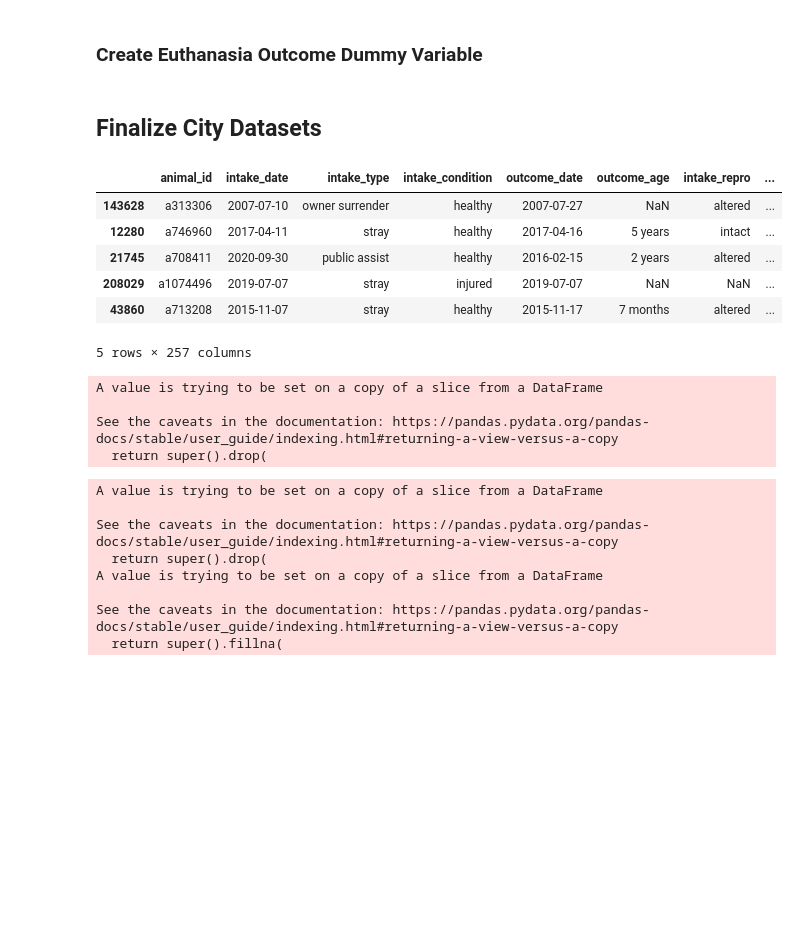
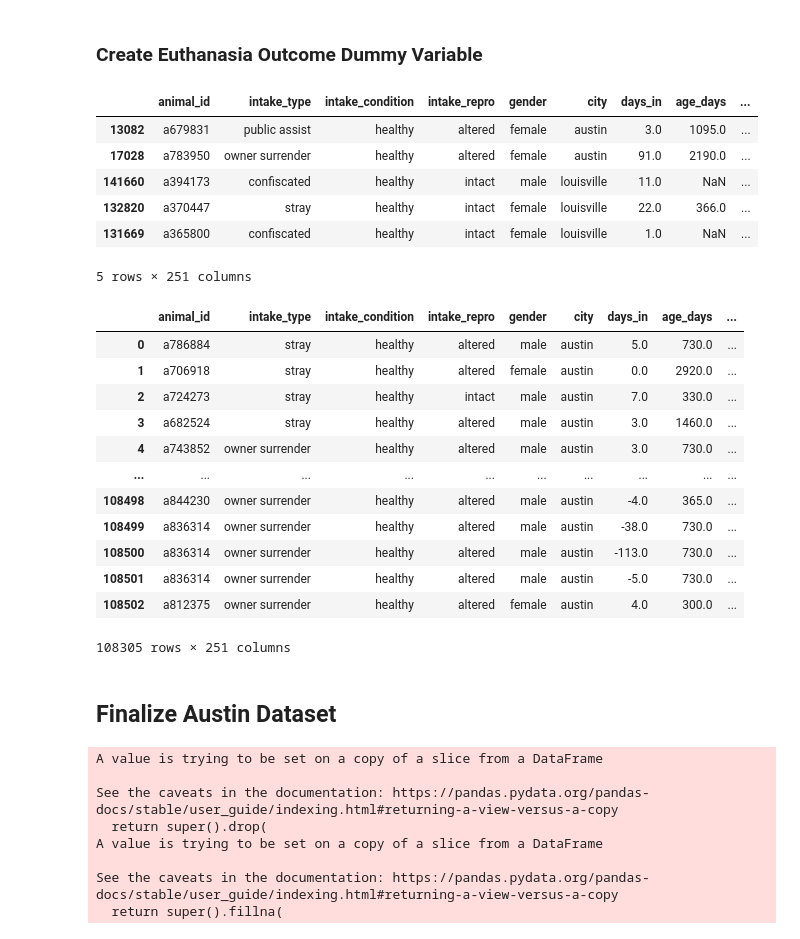
Before and after one commit to phil-cork/animal-services, a Jupyter notebook: Data_Wrangling.ipynb, the cells around one changed output. Cells and saved outputs as stored; diff of their text form; code cells hidden in the pictures; blank space fills up the shorter version.

Commit message:
Updated Data_Wrangling

```diff
--- a/Data_Wrangling.ipynb
+++ b/Data_Wrangling.ipynb
@@ -651,5 +646,7 @@ Name: intake_subtype, dtype: int64
 # %%
 all = all[all.intake_condition != 'dead']
 all = all[all.intake_subtype != 'doa']
+all = all[all.intake_subtype != 'dead']
+
 all.shape
 # %% [output]
@@ -781,7 +778,13 @@ all['breed'].replace({
     'pit bull mix':'pitbull',
     'lakeland terr':'lakeland terrier',
     'neapolitan mast':'neapolitan mastiff',
-    'parson russ ter':'parson russel terrier'
+    'parson russ ter':'parson russel terrier',
+    'patterdale terr':'patterdale terrier',
+    'redbone hound':'redbone coonhound',
+    'welsh corgi pem':'welsh corgi pembroke',
+    'welsh spr span':'welsh springer spaniel',
+    'wh pt griffon':'wirehaired pointing griffon',
+    'yorkshire terr':'yorkshire terrier'
 }, inplace=True)
 
 # replace nonsensical consequencial errors that occur due to the above changes
@@ -791,7 +794,11 @@ all['breed'].replace({'retrieveriever':'retriever',
                       'bay bay':'bay',
                       'chesapeake baypeake bay retriever':'chesapeake bay retriever',
                       'doberman pinscherer':'doberman pinscher',
-                      'st\.':'st'
+                      'st\.':'st',
+                      'spanielieliel':'spaniel',
+                      ' \(jack\)':'',
+                      'russ ter /':'russell terrier',
+                      'shetld sheepdog':'shetland sheepdog'
                      }, inplace=True, regex=True)
 # %%
 # create comphrehensive list of breeds to turn into dummy variables
@@ -813,8 +820,8 @@ breeds = ['affenpinscher', 'afghan hound', 'airedale terrier', 'akbash', 'akita'
           'briard', 'brittany', 'brussels griffon', 'bull terrier',
           'bull terrier miniature', 'bulldog', 'bullmastiff', 'cairn terrier',
           'canaan dog', 'cane corso', 'cardigan welsh corgi', 'carolina dog',
-          'catahoula', 'cavalier king charles spaniel', 'chesapeake bay retriever', 'chihuahua longhair',
-          'chihuahua shorthair', 'chinese crested', 'chinese sharpei', 'chow chow',
+          'catahoula', 'cavalier king charles spaniel', 'chesapeake bay retriever', 'chihuahua',
+          'chinese crested', 'chinese sharpei', 'chow chow',
           'clumber spaniel', 'cocker spaniel', 'collie rough', 'collie smooth',
           'coonhound', 'coton de tulear', 'dachshund',
           'dalmatian', 'dandie dinmont', 'doberman pinscher', 'dogo argentino', 'dogue de bordeaux',
@@ -1104,5 +1090,7 @@ return                  3553
 other                    523
 Name: intake_type, dtype: int64
+# %%
+all = all[all.intake_type != 'euthanasia request']
 # %% [markdown]
 ### Consolidate Gender & Reproductive Status
 # %%
@@ -1192,25 +1180,24 @@ all.outcome_type.value_counts()
 
 #
 all['euthanasia'] = 1*(all['outcome_type'] == 'euthanasia')
-# %% [markdown]
-## Finalize City Datasets
 # %%
 # set final variables as categorical
 for col in ['intake_type', 'intake_condition', 'outcome_type',
             'intake_repro','gender','outcome_repro',
             'city', 'intake_subtype', 'outcome_condition']:
     all[col] = all[col].astype('category')
 
 
 # drop variables used for subsetting and creating other variables
-all.drop(['breed','color', 'outcome_type'], inplace=True, axis=1)
+all.drop(['breed','color', 'outcome_type', 'intake_date', 'outcome_date', 'outcome_age',
+       'outcome_repro'], inplace=True, axis=1)
 
 all.sample(5)
 # %% [output]
-|  | animal_id | intake_date | intake_type | intake_condition | outcome_date | outcome_age | intake_repro | ... |
-| 143628 | a313306 | 2007-07-10 | owner surrender | healthy | 2007-07-27 | NaN | altered | ... |
-| 12280 | a746960 | 2017-04-11 | stray | healthy | 2017-04-16 | 5 years | intact | ... |
-| 21745 | a708411 | 2020-09-30 | public assist | healthy | 2016-02-15 | 2 years | altered | ... |
-| 208029 | a1074496 | 2019-07-07 | stray | injured | 2019-07-07 | NaN | NaN | ... |
-| 43860 | a713208 | 2015-11-07 | stray | healthy | 2015-11-17 | 7 months | altered | ... |
+|  | animal_id | intake_type | intake_condition | intake_repro | gender | city | days_in | age_days | ... |
+| 13082 | a679831 | public assist | healthy | altered | female | austin | 3.0 | 1095.0 | ... |
+| 17028 | a783950 | owner surrender | healthy | altered | female | austin | 91.0 | 2190.0 | ... |
+| 141660 | a394173 | confiscated | healthy | intact | male | louisville | 11.0 | NaN | ... |
+| 132820 | a370447 | stray | healthy | intact | female | louisville | 22.0 | 366.0 | ... |
+| 131669 | a365800 | confiscated | healthy | intact | female | louisville | 1.0 | NaN | ... |
-5 rows × 257 columns
+5 rows × 251 columns
@@ -1221,14 +1210,3 @@ all.drop(['primary_color','primary_breed'], inplace=True, axis=1)
 austin = all[all['city'] == 'austin']
 louisville = all[all['city'] == 'louisville']
 dallas = all[all['city'] == 'dallas']
-# %%
-# drop columns not present in each respective city
-dallas.drop(['outcome_age', 'intake_repro', 'gender', 'outcome_repro', 'age_days',
-            'black','blue','brindle','brown','buff','chocolate',
-            'cream','fawn','gray','merle','red',
-            'sable','tan','tick','tricolor','white','yellow'], inplace=True, axis=1)
-# %% [output]
-A value is trying to be set on a copy of a slice from a DataFrame
-
-See the caveats in the documentation: https://pandas.pydata.org/pandas-docs/stable/user_guide/indexing.html#returning-a-view-versus-a-copy
-  return super().drop(
@@ -1237 +1213,19 @@ louisville.drop(['outcome_age'], inplace=True, axis=1)
+# %%
+austin
+# %% [output]
+|  | animal_id | intake_type | intake_condition | intake_repro | gender | city | days_in | age_days | ... |
+| 0 | a786884 | stray | healthy | altered | male | austin | 5.0 | 730.0 | ... |
+| 1 | a706918 | stray | healthy | altered | female | austin | 0.0 | 2920.0 | ... |
+| 2 | a724273 | stray | healthy | intact | male | austin | 7.0 | 330.0 | ... |
+| 3 | a682524 | stray | healthy | altered | male | austin | 3.0 | 1460.0 | ... |
+| 4 | a743852 | owner surrender | healthy | altered | male | austin | 3.0 | 730.0 | ... |
+| ... | ... | ... | ... | ... | ... | ... | ... | ... | ... |
+| 108498 | a844230 | owner surrender | healthy | altered | male | austin | -4.0 | 365.0 | ... |
+| 108499 | a836314 | owner surrender | healthy | altered | male | austin | -38.0 | 730.0 | ... |
+| 108500 | a836314 | owner surrender | healthy | altered | male | austin | -113.0 | 730.0 | ... |
+| 108501 | a836314 | owner surrender | healthy | altered | male | austin | -5.0 | 730.0 | ... |
+| 108502 | a812375 | owner surrender | healthy | altered | female | austin | 4.0 | 300.0 | ... |
+108305 rows × 251 columns
+# %% [markdown]
+## Finalize Austin Dataset
 # %%
```
Also changed, not shown: parts of 44 cells of this notebook.
